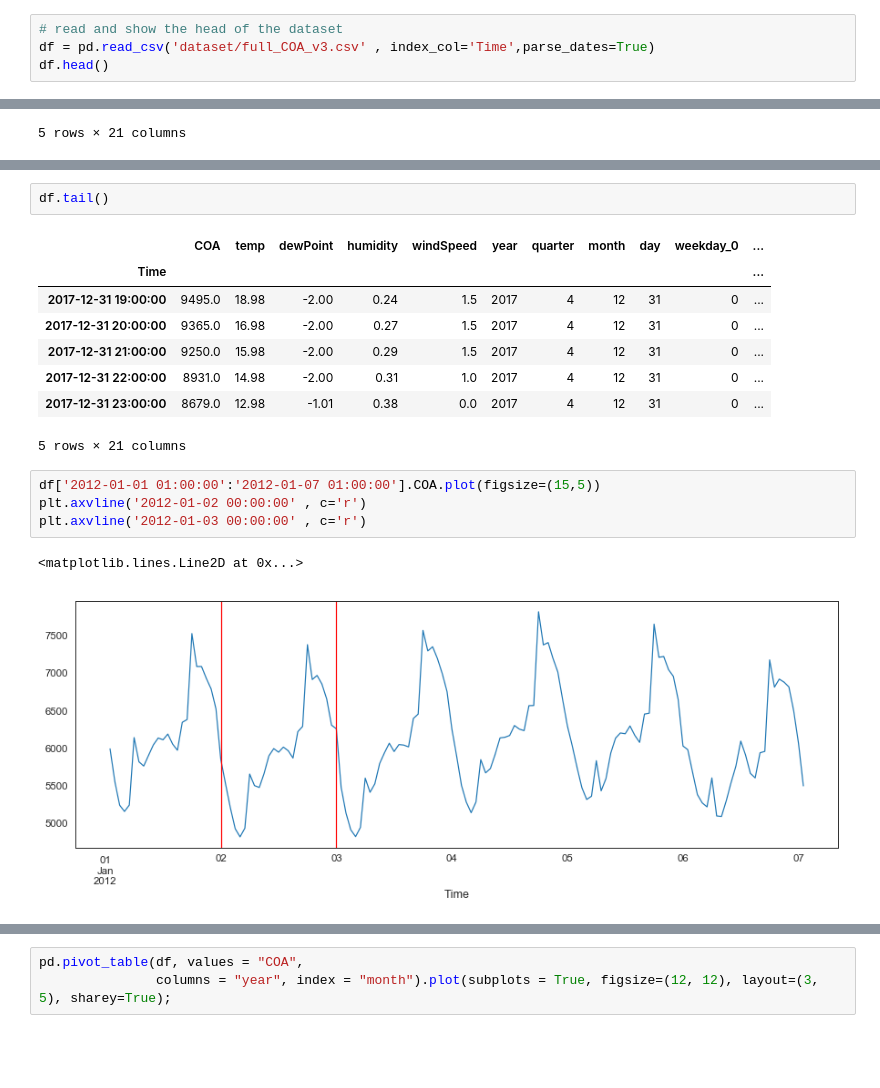
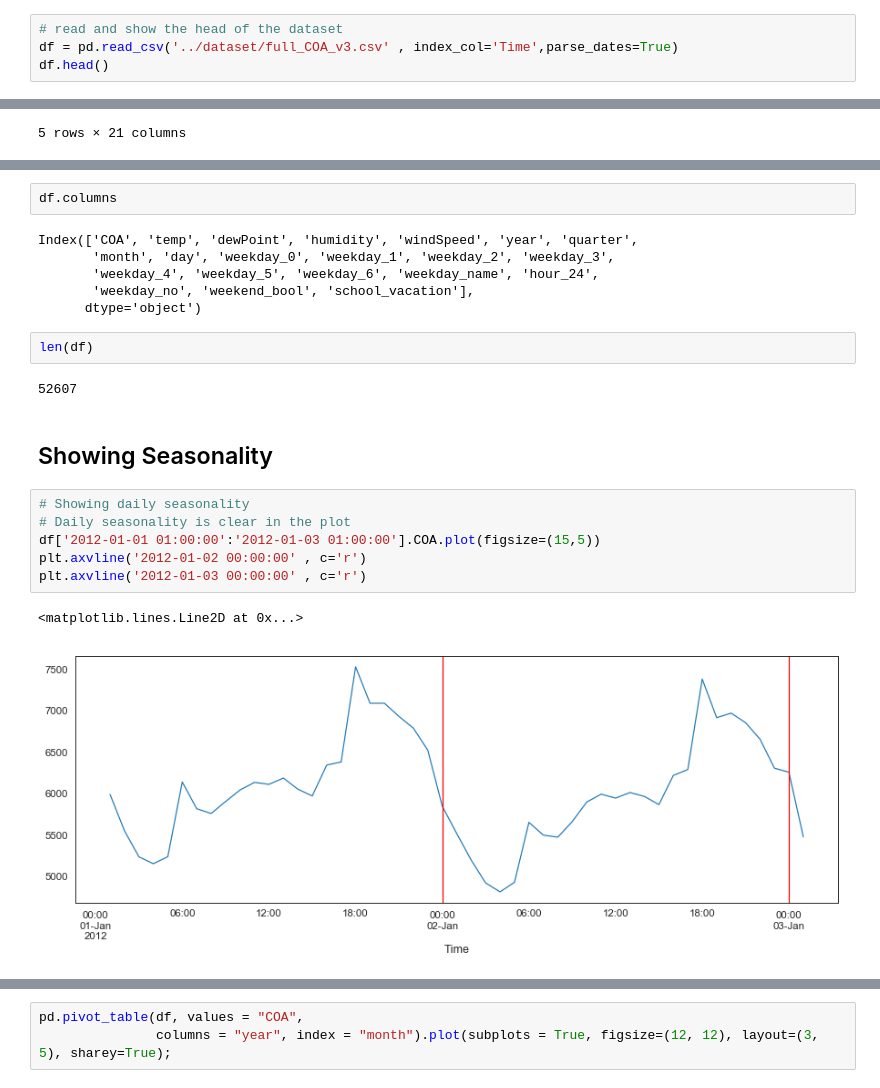
Before and after one commit to IbrahimYahyaHakami/DSI-5-capstone, a Jupyter notebook: code/COA-EDA.ipynb, the cells around one changed output, grey strips where cells are left out. Saved outputs shown, nothing was run; the diff lists cells and outputs as text; blank space fills up the shorter version.

```diff
--- a/code/COA-EDA.ipynb
+++ b/code/COA-EDA.ipynb
@@ -21,6 +28,6 @@ warnings.filterwarnings('ignore')
 # %%
 # read and show the head of the dataset
-df = pd.read_csv('dataset/full_COA_v3.csv' , index_col='Time',parse_dates=True)
+df = pd.read_csv('../dataset/full_COA_v3.csv' , index_col='Time',parse_dates=True)
 df.head()
 # %% [output]
 |  | COA | temp | dewPoint | humidity | windSpeed | year | quarter | month | day | weekday_0 | ... |
@@ -37,19 +56,24 @@ df.index.freq = 'H'
 # %%
-df.tail()
+df.columns
 # %% [output]
-|  | COA | temp | dewPoint | humidity | windSpeed | year | quarter | month | day | weekday_0 | ... |
-| Time |  |  |  |  |  |  |  |  |  |  | ... |
-| 2017-12-31 19:00:00 | 9495.0 | 18.98 | -2.00 | 0.24 | 1.5 | 2017 | 4 | 12 | 31 | 0 | ... |
-| 2017-12-31 20:00:00 | 9365.0 | 16.98 | -2.00 | 0.27 | 1.5 | 2017 | 4 | 12 | 31 | 0 | ... |
-| 2017-12-31 21:00:00 | 9250.0 | 15.98 | -2.00 | 0.29 | 1.5 | 2017 | 4 | 12 | 31 | 0 | ... |
-| 2017-12-31 22:00:00 | 8931.0 | 14.98 | -2.00 | 0.31 | 1.0 | 2017 | 4 | 12 | 31 | 0 | ... |
-| 2017-12-31 23:00:00 | 8679.0 | 12.98 | -1.01 | 0.38 | 0.0 | 2017 | 4 | 12 | 31 | 0 | ... |
-5 rows × 21 columns
+Index(['COA', 'temp', 'dewPoint', 'humidity', 'windSpeed', 'year', 'quarter',
+       'month', 'day', 'weekday_0', 'weekday_1', 'weekday_2', 'weekday_3',
+       'weekday_4', 'weekday_5', 'weekday_6', 'weekday_name', 'hour_24',
+       'weekday_no', 'weekend_bool', 'school_vacation'],
+      dtype='object')
+# %%
+len(df)
+# %% [output]
+52607
+# %% [markdown]
+## Showing Seasonality
 # %%
-df['2012-01-01 01:00:00':'2012-01-07 01:00:00'].COA.plot(figsize=(15,5))
+# Showing daily seasonality
+# Daily seasonality is clear in the plot
+df['2012-01-01 01:00:00':'2012-01-03 01:00:00'].COA.plot(figsize=(15,5))
 plt.axvline('2012-01-02 00:00:00' , c='r')
 plt.axvline('2012-01-03 00:00:00' , c='r')
 # %% [output]
 <matplotlib.lines.Line2D at 0x...>
-[figure, old version]
+[figure, new version]
 # %%
```
Also changed, not shown: parts of 21 cells of this notebook, 7 other files.
